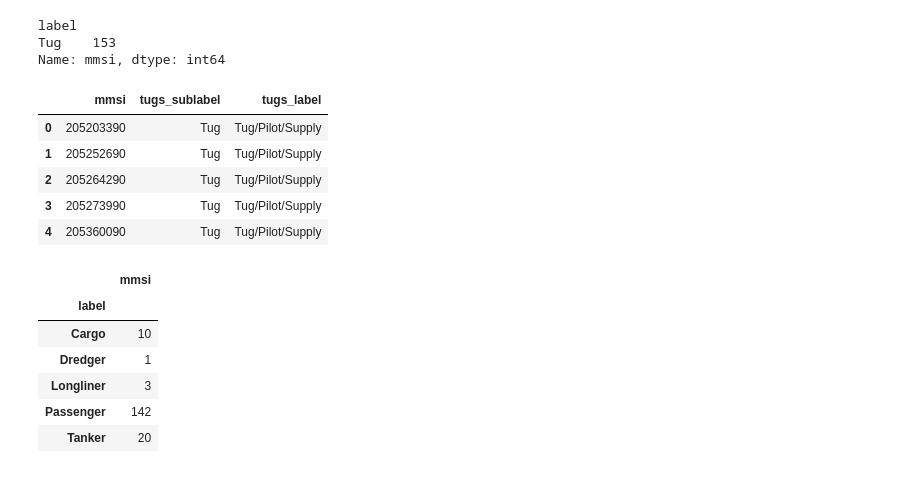
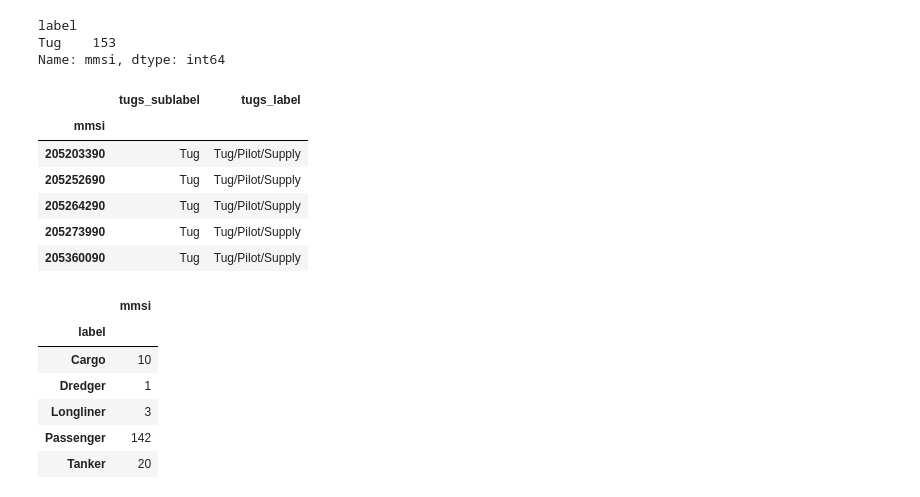
Before and after one commit to GlobalFishingWatch/mussidae, a Jupyter notebook: mussidae/kroodsma_listbuild/non_fishing_vessels_for_net.ipynb, the cells around one changed output. Saved outputs shown, nothing was run; the diff lists cells and outputs as text; code cells hidden in the pictures.

```diff
--- a/mussidae/kroodsma_listbuild/non_fishing_vessels_for_net.ipynb
+++ b/mussidae/kroodsma_listbuild/non_fishing_vessels_for_net.ipynb
@@ -62,13 +62,27 @@ detail_to_general = {'Sailing':'Passenger',
                     'Purse seines':'Purse seines',
                     'Reefer':'Reefer',
                     'Set gillnets':'Set gillnets',
-                    'Squid fishing':'Squid fishing',
                     'Trawlers':'Trawlers',
                     'Trollers':'Trollers',
                      'Fishing vessel':'Fishing vessel',
                      "Squid":"Squid"
+                    }
 
-                    }
+general_to_fishing = {'Passenger':"Non-fishing",
+                     'Tug/Pilot/Supply':"Non-fishing",
+                     'Cargo/Tanker': "Non-fishing",
+                     "Seismic vessel": "Non-fishing",
+                     "Longliners":"Fishing",
+                     "Pole and Line":"Fishing",
+                     "Pots and Traps":"Fishing",
+                     "Purse seines":"Fishing",
+                     "Reefer":"Non-fishing", # this is debatable
+                     "Set gillnets":"Fishing",
+                     "Squid":"Fishing",
+                      "Trawlers":"Fishing",
+                      "Trollers":"Fishing",
+                      "Fishing vessel":"Fishing"
+                     }
 # %% [markdown]
 # Lists Previously Used by the Neural Net for Training and Testing
 As of October 10, 2016, the following lists are used in the Nerual Net Classifier. Below are David's notes on what to change and use instead:
@@ -311,14 +325,16 @@ Name: mmsi, dtype: int64
 # %%
 df_tugs['tugs_label'] = df_tugs['label'].map(detail_to_general)
 df_tugs = df_tugs.rename(columns = {'label':'tugs_sublabel'})
+df_tugs = df_tugs.set_index('mmsi')
 df_tugs.head()
 # %% [output]
-|  | mmsi | tugs_sublabel | tugs_label |
-| 0 | 205203390 | Tug | Tug/Pilot/Supply |
-| 1 | 205252690 | Tug | Tug/Pilot/Supply |
-| 2 | 205264290 | Tug | Tug/Pilot/Supply |
-| 3 | 205273990 | Tug | Tug/Pilot/Supply |
-| 4 | 205360090 | Tug | Tug/Pilot/Supply |
+|  | tugs_sublabel | tugs_label |
+| mmsi |  |  |
+| 205203390 | Tug | Tug/Pilot/Supply |
+| 205252690 | Tug | Tug/Pilot/Supply |
+| 205264290 | Tug | Tug/Pilot/Supply |
+| 205273990 | Tug | Tug/Pilot/Supply |
+| 205360090 | Tug | Tug/Pilot/Supply |
 # %%
 df_Alex = pd.read_csv('../data/classification-list-sources/AlexWManualNonFishing.csv')
 # %%
```
Also changed, not shown: parts of 16 cells of this notebook, 1 other file.
